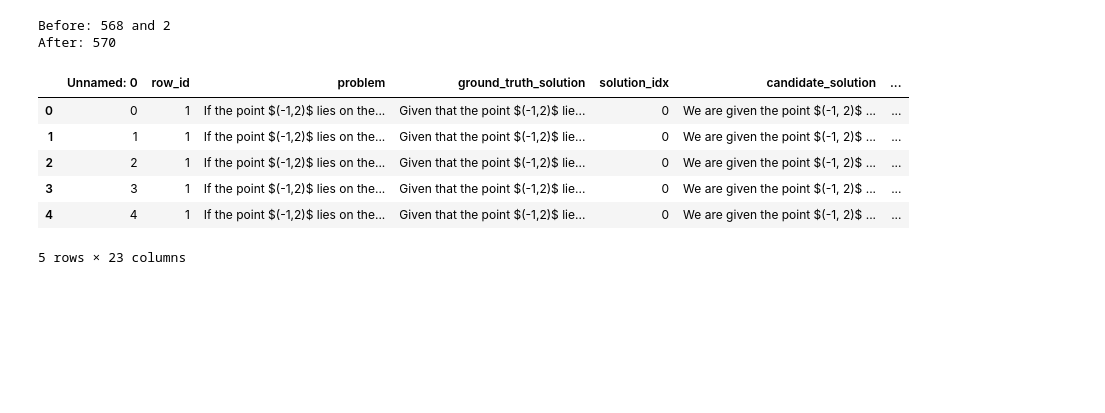
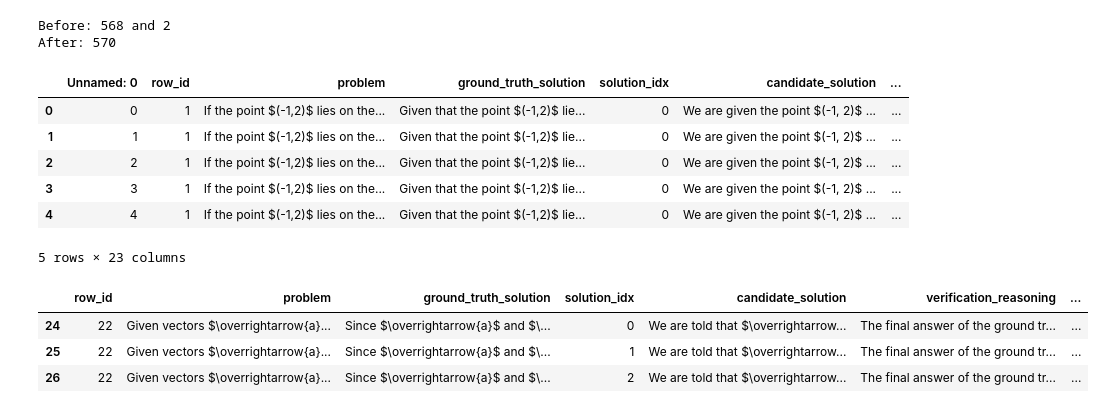
Before and after one commit to sasilver75/cohere-reasoning-v4, a Jupyter notebook: scratch.ipynb, the cells around one changed output. Drawn from its saved outputs; the diff is of its cells as text; code cells hidden in the pictures; blank space fills up the shorter version.

Commit message:
Generated the OFF policy combined completions

```diff
--- a/scratch.ipynb
+++ b/scratch.ipynb
@@ -87,3 +87,11 @@ df.head()
 | 3 | 3 | 1 | If the point $(-1,2)$ lies on the... | Given that the point $(-1,2)$ lie... | 0 | We are given the point $(-1, 2)$ ... | ... |
 | 4 | 4 | 1 | If the point $(-1,2)$ lies on the... | Given that the point $(-1,2)$ lie... | 0 | We are given the point $(-1, 2)$ ... | ... |
 5 rows × 23 columns
+# %%
+completion_df = pd.read_csv("datasets/cn_k12_math_problems_prefixes_off_policy_command-r-03-2024_191_3_take_01_03_05_07.csv")
+completion_df[completion_df["row_id"] == 22]
+# %% [output]
+|  | row_id | problem | ground_truth_solution | solution_idx | candidate_solution | verification_reasoning | ... |
+| 24 | 22 | Given vectors $\overrightarrow{a}... | Since $\overrightarrow{a}$ and $\... | 0 | We are told that $\overrightarrow... | The final answer of the ground tr... | ... |
+| 25 | 22 | Given vectors $\overrightarrow{a}... | Since $\overrightarrow{a}$ and $\... | 1 | We are told that $\overrightarrow... | The final answer of the ground tr... | ... |
+| 26 | 22 | Given vectors $\overrightarrow{a}... | Since $\overrightarrow{a}$ and $\... | 2 | We are told that $\overrightarrow... | The final answer of the ground tr... | ... |
```
Also changed, not shown: 4 other files.
